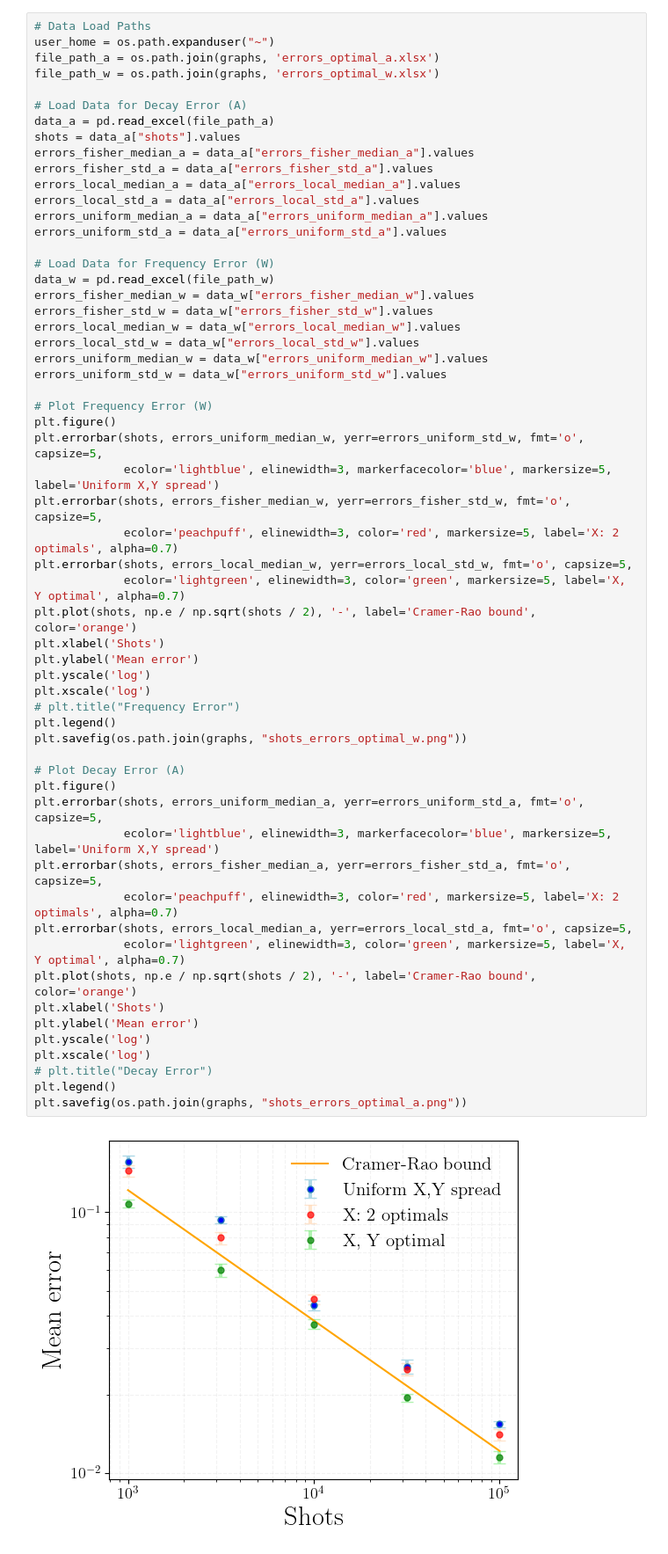
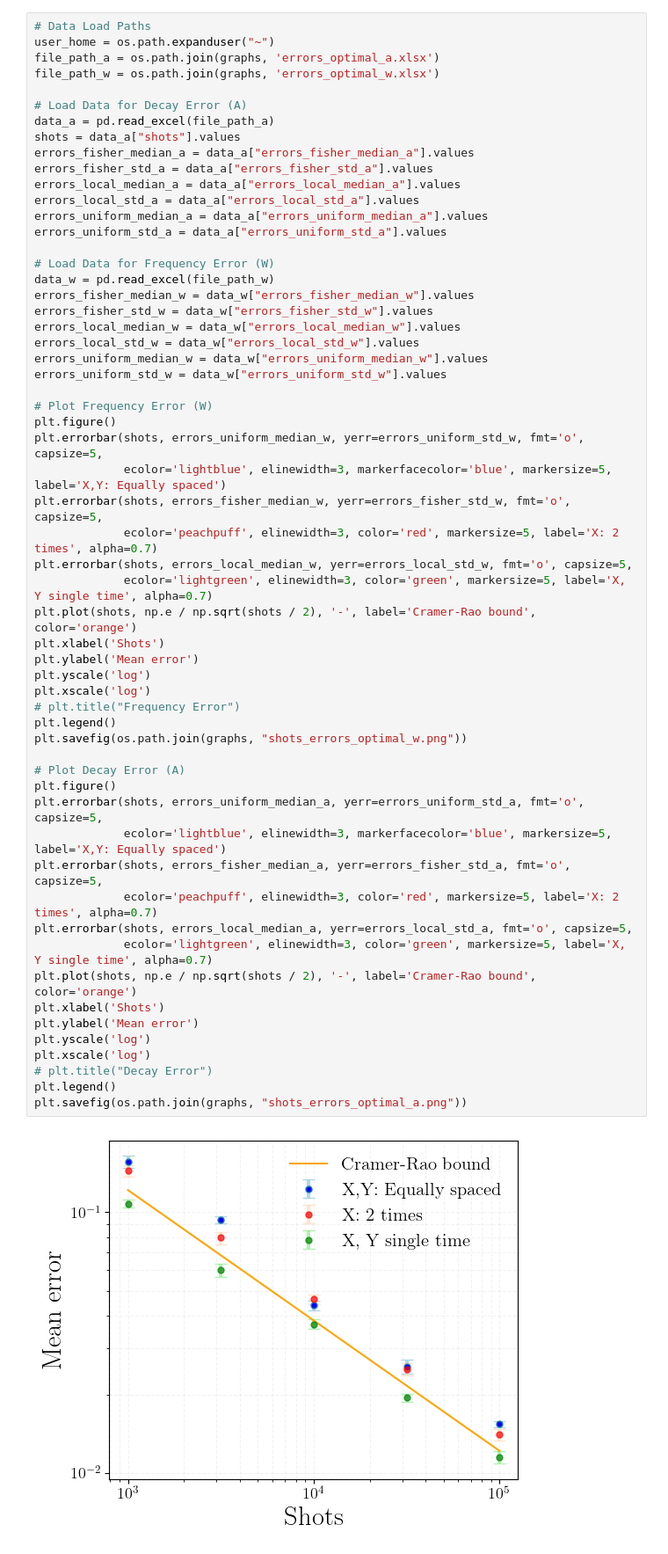
Before and after one commit to Davidkatom/Crosstalk, a Jupyter notebook: Paper/GraphForPaper.ipynb, the cells around one changed output. Shown at 88% size. Saved outputs shown, nothing was run; the diff lists cells and outputs as text.

```diff
--- a/Paper/GraphForPaper.ipynb
+++ b/Paper/GraphForPaper.ipynb
@@ -326,37 +256,37 @@ errors_uniform_median_w = data_w["errors_uniform_median_w"].values
 errors_uniform_std_w = data_w["errors_uniform_std_w"].values
 
 # Plot Frequency Error (W)
 plt.figure()
 plt.errorbar(shots, errors_uniform_median_w, yerr=errors_uniform_std_w, fmt='o', capsize=5,
-             ecolor='lightblue', elinewidth=3, markerfacecolor='blue', markersize=5, label='Uniform X,Y spread')
+             ecolor='lightblue', elinewidth=3, markerfacecolor='blue', markersize=5, label='X,Y: Equally spaced')
 plt.errorbar(shots, errors_fisher_median_w, yerr=errors_fisher_std_w, fmt='o', capsize=5,
-             ecolor='peachpuff', elinewidth=3, color='red', markersize=5, label='X: 2 optimals', alpha=0.7)
+             ecolor='peachpuff', elinewidth=3, color='red', markersize=5, label='X: 2 times', alpha=0.7)
 plt.errorbar(shots, errors_local_median_w, yerr=errors_local_std_w, fmt='o', capsize=5,
-             ecolor='lightgreen', elinewidth=3, color='green', markersize=5, label='X, Y optimal', alpha=0.7)
+             ecolor='lightgreen', elinewidth=3, color='green', markersize=5, label='X, Y single time', alpha=0.7)
 plt.plot(shots, np.e / np.sqrt(shots / 2), '-', label='Cramer-Rao bound', color='orange')
 plt.xlabel('Shots')
 plt.ylabel('Mean error')
 plt.yscale('log')
 plt.xscale('log')
 # plt.title("Frequency Error")
 plt.legend()
 plt.savefig(os.path.join(graphs, "shots_errors_optimal_w.png"))
 
 # Plot Decay Error (A)
 plt.figure()
 plt.errorbar(shots, errors_uniform_median_a, yerr=errors_uniform_std_a, fmt='o', capsize=5,
-             ecolor='lightblue', elinewidth=3, markerfacecolor='blue', markersize=5, label='Uniform X,Y spread')
+             ecolor='lightblue', elinewidth=3, markerfacecolor='blue', markersize=5, label='X,Y: Equally spaced')
 plt.errorbar(shots, errors_fisher_median_a, yerr=errors_fisher_std_a, fmt='o', capsize=5,
-             ecolor='peachpuff', elinewidth=3, color='red', markersize=5, label='X: 2 optimals', alpha=0.7)
+             ecolor='peachpuff', elinewidth=3, color='red', markersize=5, label='X: 2 times', alpha=0.7)
 plt.errorbar(shots, errors_local_median_a, yerr=errors_local_std_a, fmt='o', capsize=5,
-             ecolor='lightgreen', elinewidth=3, color='green', markersize=5, label='X, Y optimal', alpha=0.7)
+             ecolor='lightgreen', elinewidth=3, color='green', markersize=5, label='X, Y single time', alpha=0.7)
 plt.plot(shots, np.e / np.sqrt(shots / 2), '-', label='Cramer-Rao bound', color='orange')
 plt.xlabel('Shots')
 plt.ylabel('Mean error')
 plt.yscale('log')
 plt.xscale('log')
 # plt.title("Decay Error")
 plt.legend()
 plt.savefig(os.path.join(graphs, "shots_errors_optimal_a.png"))
 # %% [output]
-[figure, old version]
+[figure, new version]
```
Also changed, not shown: parts of 5 cells of this notebook, 1 other file.
